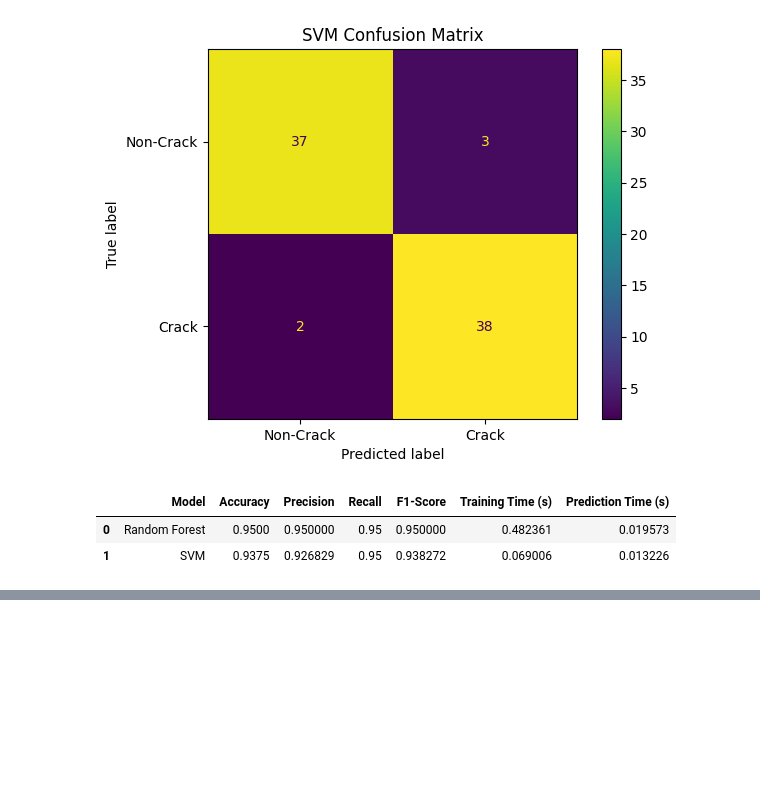
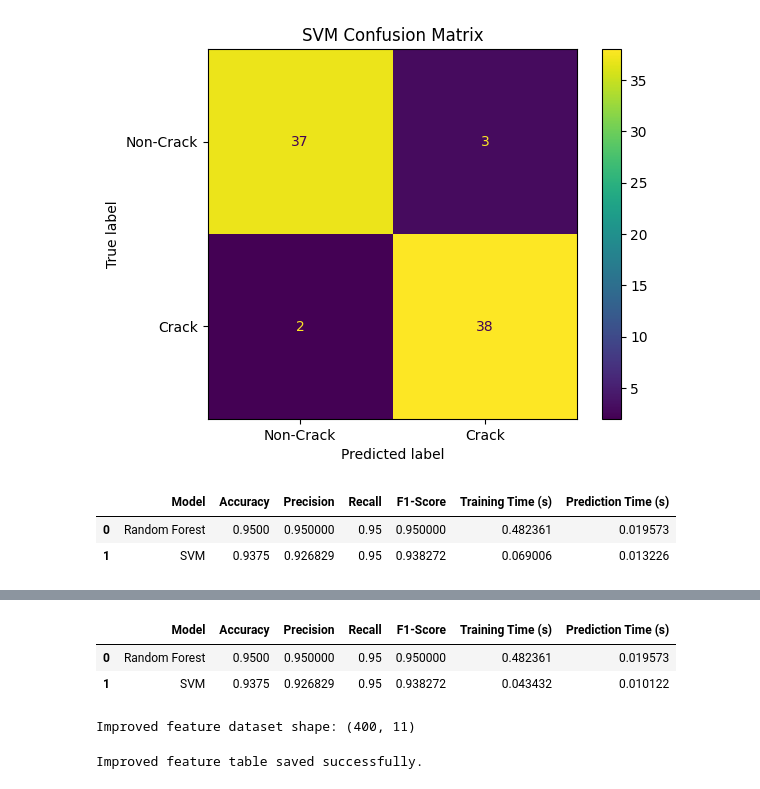
Before and after one commit to SteffiGeorge2708/202618018_SteffiGeorge_DS605, a Jupyter notebook: 202618018_Lab_6/202618018_lab_6_Part_A.ipynb, the cells around one changed output, grey strips where cells are left out. Saved outputs shown, nothing was run; the diff lists cells and outputs as text; code cells hidden in the pictures; blank space fills up the shorter version.

```diff
--- a/202618018_Lab_6/202618018_lab_6_Part_A.ipynb
+++ b/202618018_Lab_6/202618018_lab_6_Part_A.ipynb
@@ -356,0 +374,14 @@ results
+# %%
+accuracy_svm = accuracy_score(y_test, y_pred_svm)
+precision_svm = precision_score(y_test, y_pred_svm)
+recall_svm = recall_score(y_test, y_pred_svm)
+f1_svm = f1_score(y_test, y_pred_svm)
+
+print("SVM Results")
+print("-----------")
+print("Accuracy :", accuracy_svm)
+print("Precision:", precision_svm)
+print("Recall   :", recall_svm)
+print("F1 Score :", f1_svm)
+print("Training Time:", training_time_svm)
+print("Prediction Time:", prediction_time_svm)
@@ -356,0 +410,22 @@ results
+# %%
+results = pd.DataFrame({
+    "Model": ["Random Forest", "SVM"],
+    "Accuracy": [accuracy_rf, accuracy_svm],
+    "Precision": [precision_rf, precision_svm],
+    "Recall": [recall_rf, recall_svm],
+    "F1-Score": [f1_rf, f1_svm],
+    "Training Time (s)": [
+        training_time_rf,
+        training_time_svm
+    ],
+    "Prediction Time (s)": [
+        prediction_time_rf,
+        prediction_time_svm
+    ]
+})
+
+results
+# %% [output]
+|  | Model | Accuracy | Precision | Recall | F1-Score | Training Time (s) | Prediction Time (s) |
+| 0 | Random Forest | 0.9500 | 0.950000 | 0.95 | 0.950000 | 0.482361 | 0.019573 |
+| 1 | SVM | 0.9375 | 0.926829 | 0.95 | 0.938272 | 0.043432 | 0.010122 |
@@ -356,0 +468,35 @@ results
+# %%
+improved_features = []
+
+for filename in image_names:
+
+    # Check which folder the image belongs to
+    if filename in os.listdir(CRACK_DIR):
+        image_path = os.path.join(CRACK_DIR, filename)
+    else:
+        image_path = os.path.join(NONCRACK_DIR, filename)
+
+    feature_row = extract_improved_features(image_path)
+    improved_features.append(feature_row)
+
+df_improved = pd.DataFrame(
+    improved_features,
+    columns=feature_columns
+)
+
+df_improved["Image"] = image_names
+df_improved["Label"] = labels
+
+df_improved = df_improved[
+    ["Image"] + feature_columns + ["Label"]
+]
+
+print("Improved feature dataset shape:", df_improved.shape)
+# %% [output]
+Improved feature dataset shape: (400, 11)
+# %%
+df_improved.to_csv("image_features_improved.csv", index=False)
+
+print("Improved feature table saved successfully.")
+# %% [output]
+Improved feature table saved successfully.
```
Also changed, not shown: parts of 9 cells of this notebook, 3 other files.
